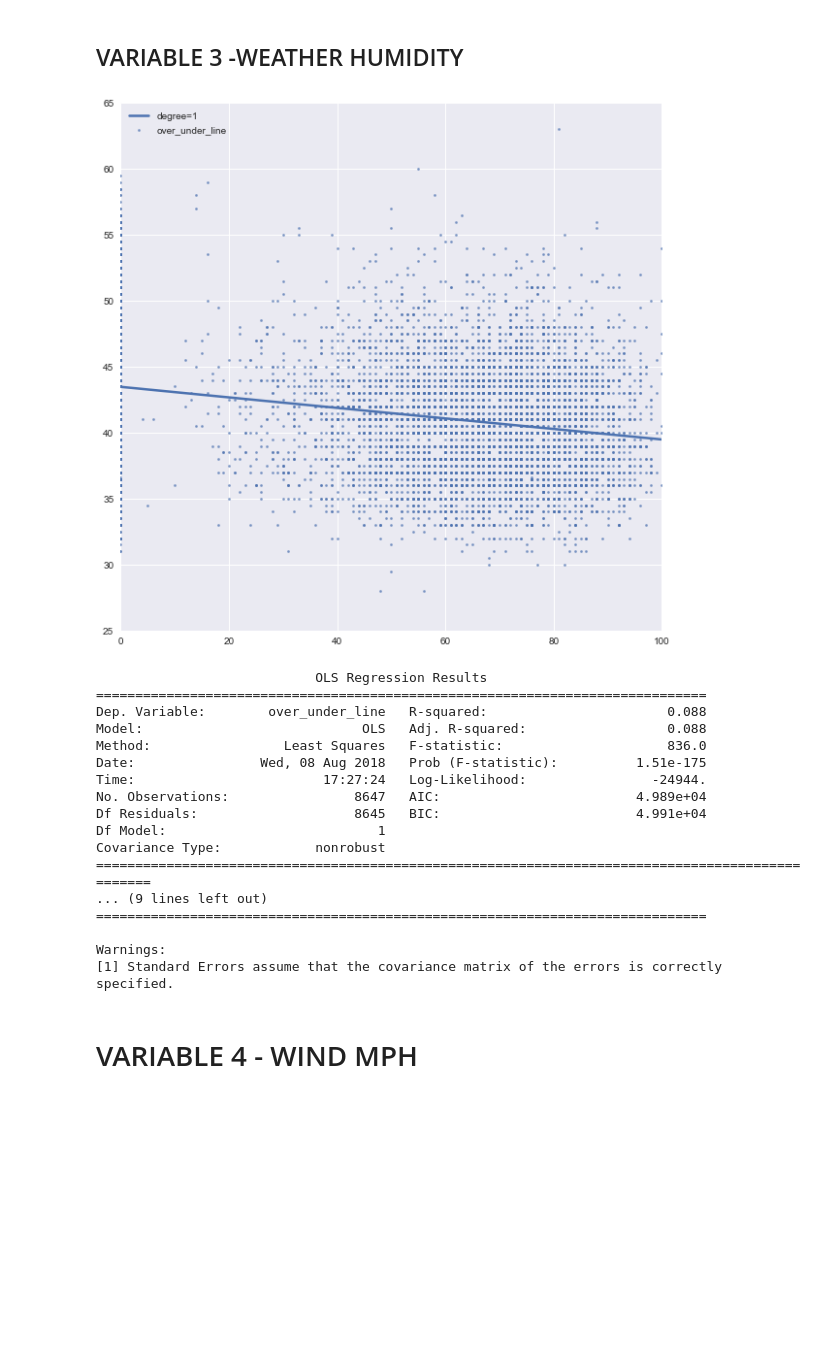
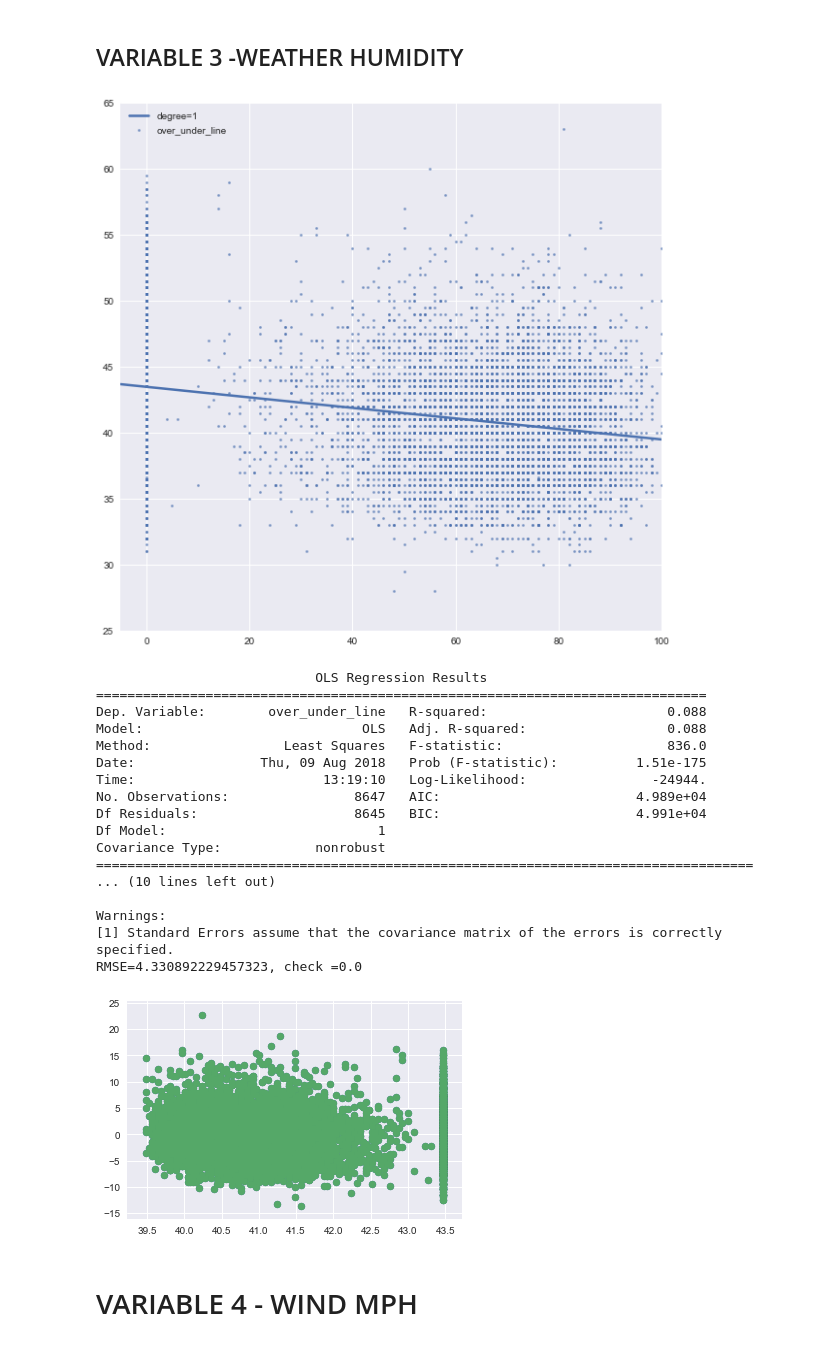
Before and after one commit to slieb74/NFL-Betting-Data, a Jupyter notebook: Regression.ipynb, the cells around one changed output. Drawn from its saved outputs; the diff is of its cells as text; code cells hidden in the pictures; blank space fills up the shorter version.

```diff
--- a/Regression.ipynb
+++ b/Regression.ipynb
@@ -370,39 +399,30 @@ strong multicollinearity or other numerical problems.
 # %% [markdown]
 ## VARIABLE 3 -WEATHER HUMIDITY
 # %%
-poly_regression(reg_df.weather_humidity, reg_df.over_under_line, [1],0,100, 25, 65,0,150)
+poly_regression(reg_df.weather_humidity, reg_df.over_under_line, [1],-5,100, 25, 65,-15,150)
 # %% [output]
-[figure, old version]
+[figure, new version]
-# %%
-import statsmodels.api as sm
-import statsmodels.formula.api as sm
-
-# X = categorical **3
-# X2 = sm.add_constant(X)
-model = sm.ols(formula = 'over_under_line ~ np.power(weather_humidity, 1)', data = reg_df).fit()
-
-# est = sm.OLS(target, X2)
-# est2 = est.fit()
-
-print(model.summary())
-# %% [output]
-                            OLS Regression Results
-==============================================================================
-Dep. Variable:        over_under_line   R-squared:                       0.088
-Model:                            OLS   Adj. R-squared:                  0.088
-Method:                 Least Squares   F-statistic:                     836.0
-Date:                Wed, 08 Aug 2018   Prob (F-statistic):          1.51e-175
-Time:                        17:27:24   Log-Likelihood:                -24944.
-No. Observations:                8647   AIC:                         4.989e+04
-Df Residuals:                    8645   BIC:                         4.991e+04
-Df Model:                           1
-Covariance Type:            nonrobust
-=================================================================================================
-... (9 lines left out)
-==============================================================================
-
-Warnings:
-[1] Standard Errors assume that the covariance matrix of the errors is correctly specified.
+# %%
+regression_evaluation(reg_df.over_under_line, (reg_df.weather_humidity**1))
+# %% [output]
+                            OLS Regression Results
+==============================================================================
+Dep. Variable:        over_under_line   R-squared:                       0.088
+Model:                            OLS   Adj. R-squared:                  0.088
+Method:                 Least Squares   F-statistic:                     836.0
+Date:                Thu, 09 Aug 2018   Prob (F-statistic):          1.51e-175
+Time:                        13:19:10   Log-Likelihood:                -24944.
+No. Observations:                8647   AIC:                         4.989e+04
+Df Residuals:                    8645   BIC:                         4.991e+04
+Df Model:                           1
+Covariance Type:            nonrobust
+====================================================================================
+... (10 lines left out)
+
+Warnings:
+[1] Standard Errors assume that the covariance matrix of the errors is correctly specified.
+RMSE=4.330892229457323, check =0.0
+[figure, added]
 # %% [markdown]
 # VARIABLE 4 - WIND MPH
 # %%
```
Also changed, not shown: parts of 40 cells of this notebook, 1 other file.
